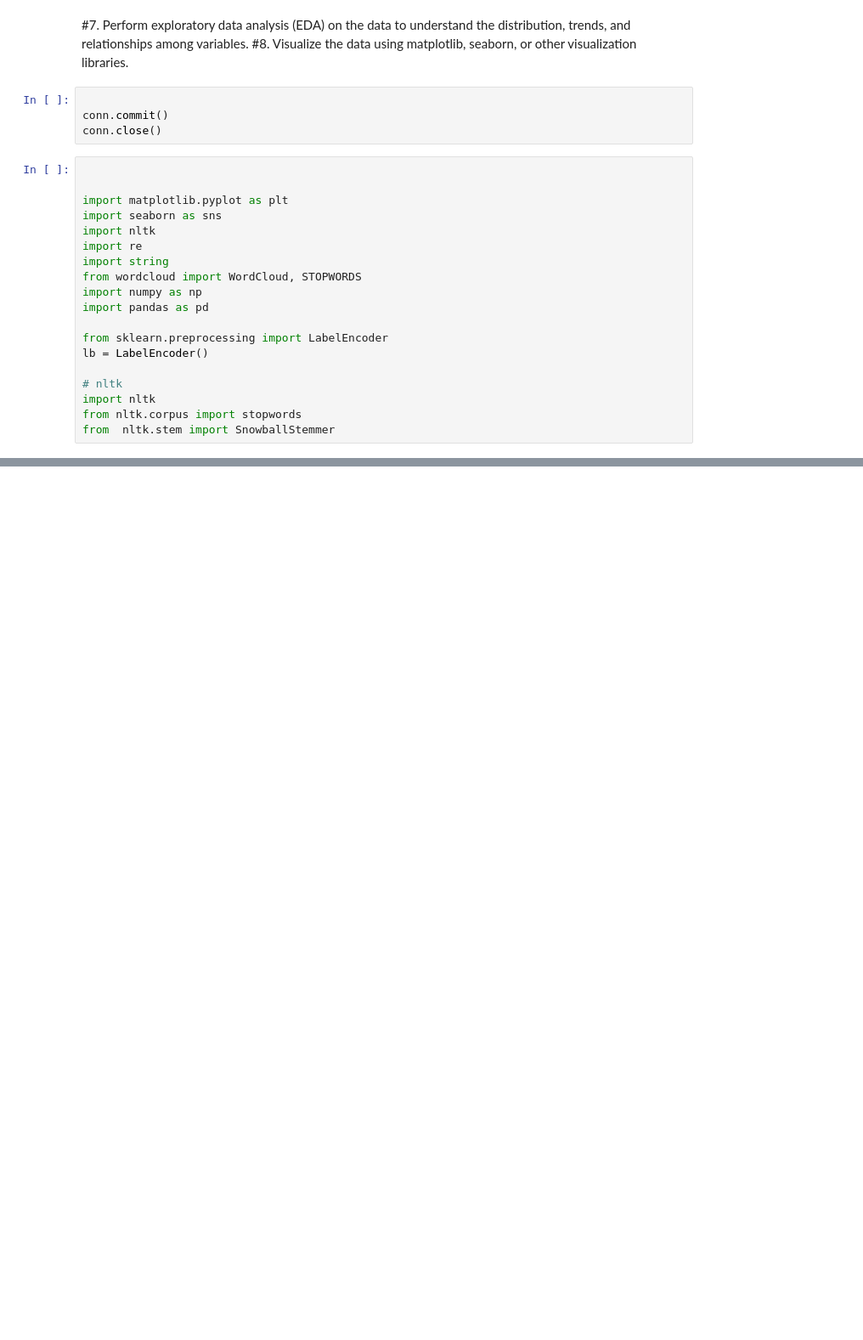
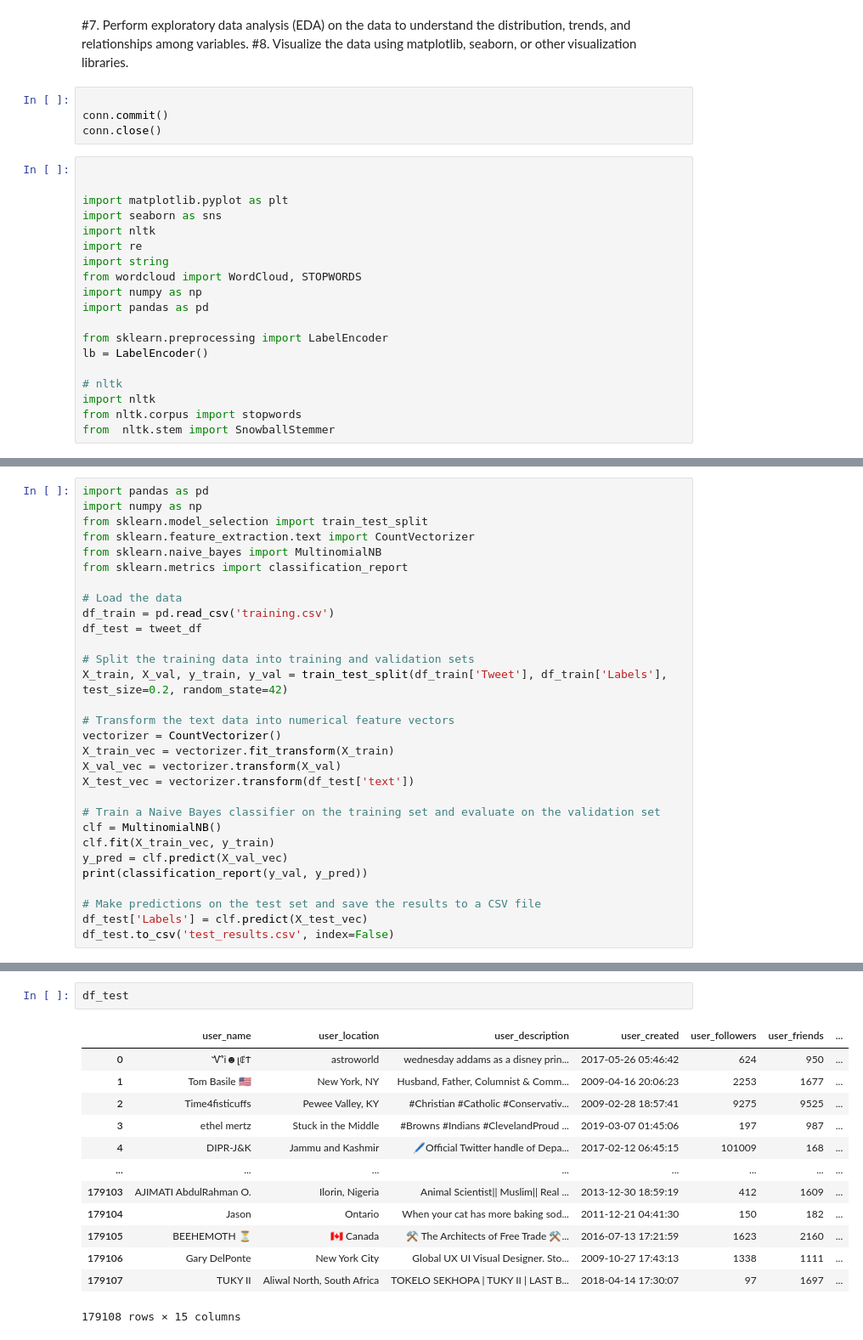
Before and after one commit to bobo-oo/Oo_Bo_Data_Science_Tool_Project, a Jupyter notebook: Oo_Bo_Data_Course_Project.ipynb, the cells around one changed output, grey strips where cells are left out. Shown at 85% size. Cells and saved outputs as stored; diff of their text form; blank space fills up the shorter version.

```diff
--- a/Oo_Bo_Data_Course_Project.ipynb
+++ b/Oo_Bo_Data_Course_Project.ipynb
@@ -275,0 +728,30 @@ from  nltk.stem import SnowballStemmer
+# %%
+import pandas as pd
+import numpy as np
+from sklearn.model_selection import train_test_split
+from sklearn.feature_extraction.text import CountVectorizer
+from sklearn.naive_bayes import MultinomialNB
+from sklearn.metrics import classification_report
+
+# Load the data
+df_train = pd.read_csv('training.csv')
+df_test = tweet_df
+
+# Split the training data into training and validation sets
+X_train, X_val, y_train, y_val = train_test_split(df_train['Tweet'], df_train['Labels'], test_size=0.2, random_state=42)
+
+# Transform the text data into numerical feature vectors
+vectorizer = CountVectorizer()
+X_train_vec = vectorizer.fit_transform(X_train)
+X_val_vec = vectorizer.transform(X_val)
+X_test_vec = vectorizer.transform(df_test['text'])
+
+# Train a Naive Bayes classifier on the training set and evaluate on the validation set
+clf = MultinomialNB()
+clf.fit(X_train_vec, y_train)
+y_pred = clf.predict(X_val_vec)
+print(classification_report(y_val, y_pred))
+
+# Make predictions on the test set and save the results to a CSV file
+df_test['Labels'] = clf.predict(X_test_vec)
+df_test.to_csv('test_results.csv', index=False)
@@ -275,0 +776,16 @@ from  nltk.stem import SnowballStemmer
+# %%
+df_test
+# %% [output]
+|  | user_name | user_location | user_description | user_created | user_followers | user_friends | ... |
+| 0 | ᏉᎥ☻լꂅϮ | astroworld | wednesday addams as a disney prin... | 2017-05-26 05:46:42 | 624 | 950 | ... |
+| 1 | Tom Basile 🇺🇸 | New York, NY | Husband, Father, Columnist & Comm... | 2009-04-16 20:06:23 | 2253 | 1677 | ... |
+| 2 | Time4fisticuffs | Pewee Valley, KY | #Christian #Catholic #Conservativ... | 2009-02-28 18:57:41 | 9275 | 9525 | ... |
+| 3 | ethel mertz | Stuck in the Middle | #Browns #Indians #ClevelandProud ... | 2019-03-07 01:45:06 | 197 | 987 | ... |
+| 4 | DIPR-J&K | Jammu and Kashmir | 🖊️Official Twitter handle of Depa... | 2017-02-12 06:45:15 | 101009 | 168 | ... |
+| ... | ... | ... | ... | ... | ... | ... | ... |
+| 179103 | AJIMATI AbdulRahman O. | Ilorin, Nigeria | Animal Scientist|| Muslim|| Real ... | 2013-12-30 18:59:19 | 412 | 1609 | ... |
+| 179104 | Jason | Ontario | When your cat has more baking sod... | 2011-12-21 04:41:30 | 150 | 182 | ... |
+| 179105 | BEEHEMOTH ⏳ | 🇨🇦 Canada | ⚒️ The Architects of Free Trade ⚒... | 2016-07-13 17:21:59 | 1623 | 2160 | ... |
+| 179106 | Gary DelPonte | New York City | Global UX UI Visual Designer. Sto... | 2009-10-27 17:43:13 | 1338 | 1111 | ... |
+| 179107 | TUKY II | Aliwal North, South Africa | TOKELO SEKHOPA | TUKY II | LAST B... | 2018-04-14 17:30:07 | 97 | 1697 | ... |
+179108 rows × 15 columns
```
Also changed, not shown: parts of 35 cells of this notebook.
